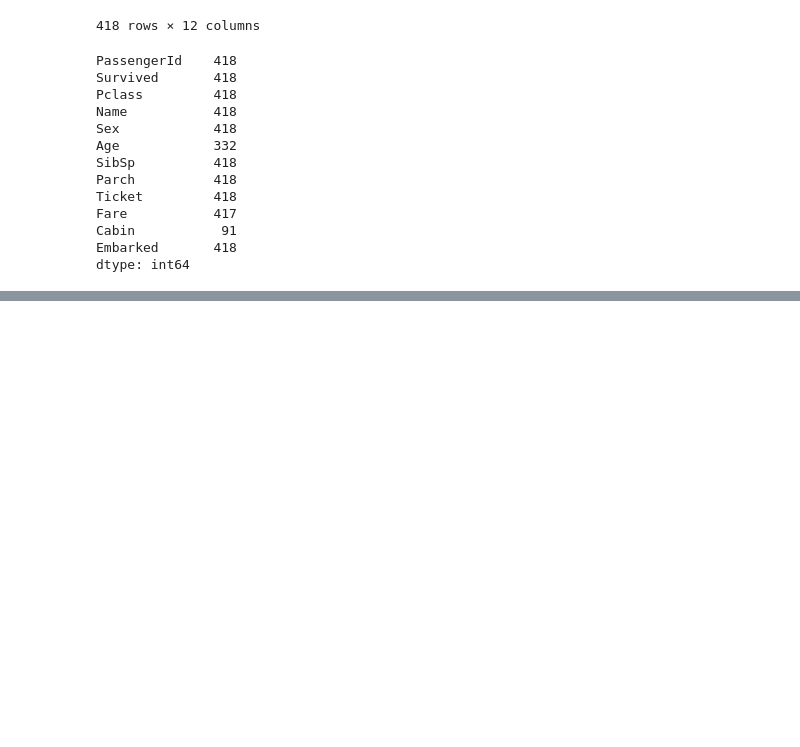
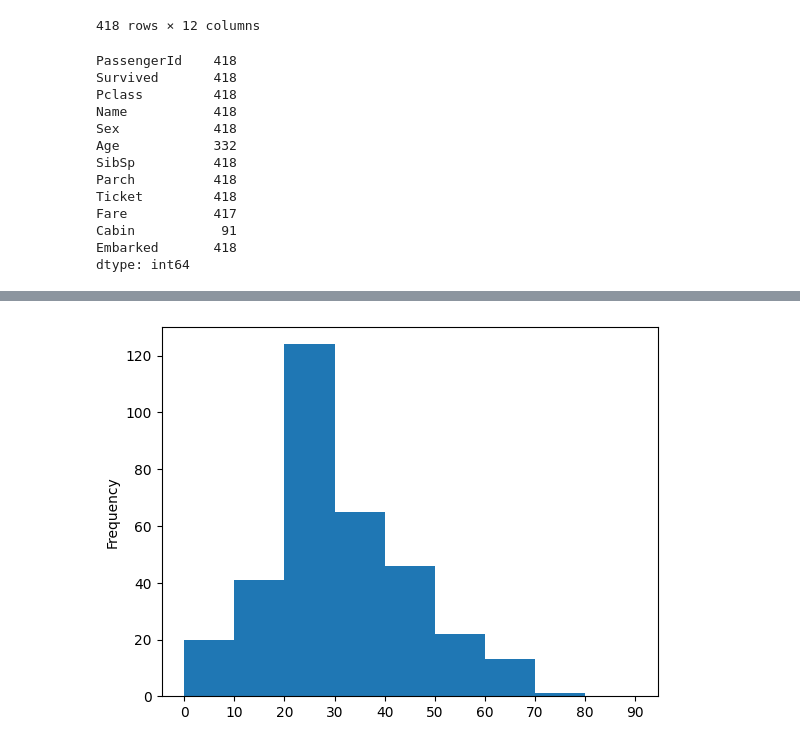
Before and after one commit to gtksolutionstraining/CodinGrad-FDS-4, a Jupyter notebook: Pandas.ipynb, the cells around one changed output, grey strips where cells are left out. Drawn from its saved outputs; the diff is of its cells as text; code cells hidden in the pictures; blank space fills up the shorter version.

```diff
--- a/Pandas.ipynb
+++ b/Pandas.ipynb
@@ -359,0 +416,6 @@ dtype: int64
+# %%
+titanic['Age'].plot.hist(bins=list(range(0,100,10)))
+plt.xticks(list(range(0,100,10)))
+plt.show()
+# %% [output]
+[figure, added]
```
Also changed, not shown: parts of 26 cells of this notebook, 2 other files.
